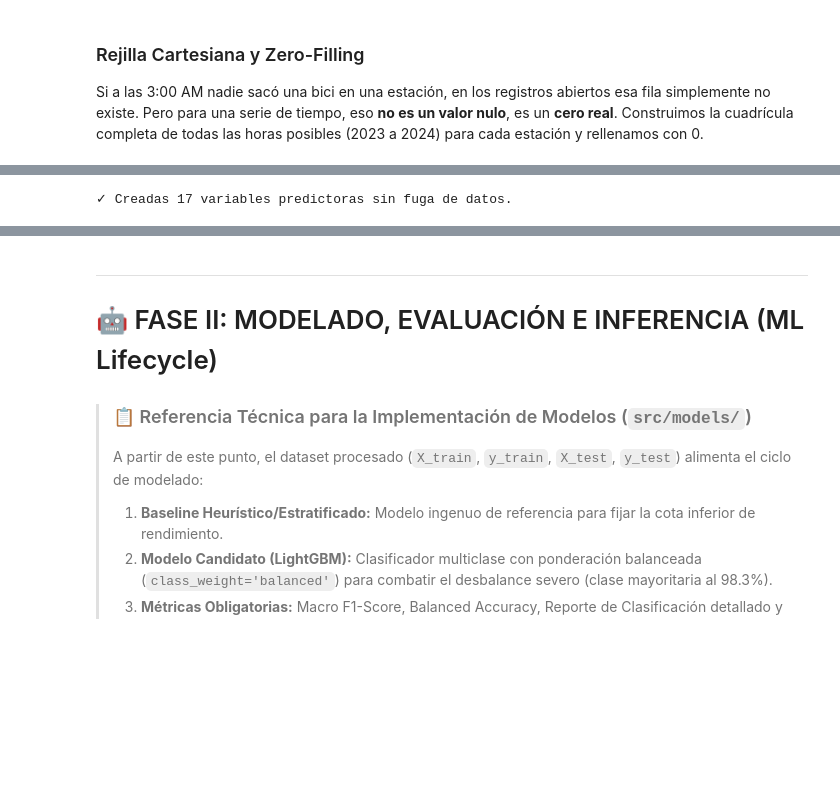
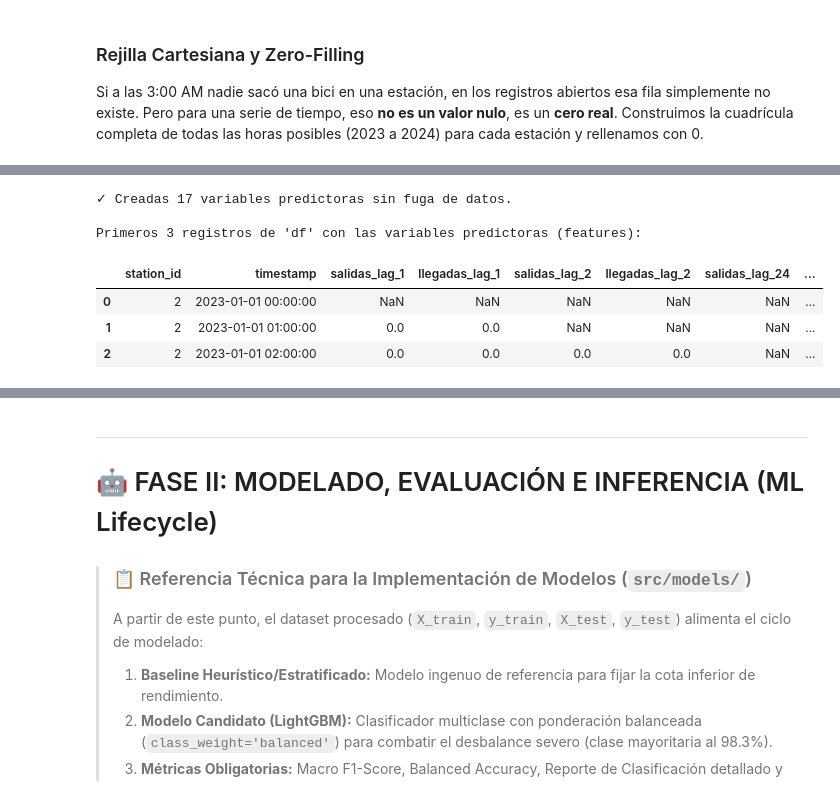
Before and after one commit to Diegob059/MLOps_Equipo30, a Jupyter notebook: MLOps_Equipo30/notebooks/1.0-pregunta-2-riesgo-estaciones.ipynb, the cells around one changed output, grey strips where cells are left out. Drawn from its saved outputs; the diff is of its cells as text; code cells hidden in the pictures; blank space fills up the shorter version.

```diff
--- a/MLOps_Equipo30/notebooks/1.0-pregunta-2-riesgo-estaciones.ipynb
+++ b/MLOps_Equipo30/notebooks/1.0-pregunta-2-riesgo-estaciones.ipynb
@@ -278,34 +317,43 @@ for lag in [1, 2, 24, 168]:
     for col in ['salidas', 'llegadas']:
         feat_name = f'{col}_lag_{lag}'
         df[feat_name] = df.groupby('station_id')[col].shift(lag).astype('float32')
         feature_cols.append(feat_name)
 
 # B. Medias móviles del balance neto pasado (ventanas rodantes de 3 y 12 horas)
 # shift(1) garantiza que no se toma en cuenta el balance de la hora actual
 df['balance_rolling_3h'] = df.groupby('station_id')['balance_neto'].transform(
     lambda x: x.shift(1).rolling(3, min_periods=1).mean()
 ).astype('float32')
 
 df['balance_rolling_12h'] = df.groupby('station_id')['balance_neto'].transform(
     lambda x: x.shift(1).rolling(12, min_periods=1).mean()
 ).astype('float32')
 feature_cols.extend(['balance_rolling_3h', 'balance_rolling_12h'])
 
 # C. Variables temporales cíclicas (seno y coseno de hora y día de la semana)
 h = df['timestamp'].dt.hour
 dow = df['timestamp'].dt.dayofweek
 df['sin_hour'] = np.sin(2 * np.pi * h / 24).astype('float32')
 df['cos_hour'] = np.cos(2 * np.pi * h / 24).astype('float32')
 df['sin_dow'] = np.sin(2 * np.pi * dow / 7).astype('float32')
 df['cos_dow'] = np.cos(2 * np.pi * dow / 7).astype('float32')
 feature_cols.extend(['sin_hour', 'cos_hour', 'sin_dow', 'cos_dow'])
 
 # D. Características físicas y geoespaciales de la estación
 feature_cols.extend(['capacity', 'latitude', 'longitude'])
 
-print(f"✓ Creadas {len(feature_cols)} variables predictoras sin fuga de datos.")
+print(f"✓ Creadas {len(feature_cols)} variables predictoras sin fuga de datos.\n")
+
+print("Primeros 3 registros de 'df' con las variables predictoras (features):")
+display(df[['station_id', 'timestamp'] + feature_cols[:6] + ['balance_rolling_3h', 'sin_hour', 'cos_hour']].head(3))
 # %% [output]
 ✓ Creadas 17 variables predictoras sin fuga de datos.
+
+Primeros 3 registros de 'df' con las variables predictoras (features):
+|  | station_id | timestamp | salidas_lag_1 | llegadas_lag_1 | salidas_lag_2 | llegadas_lag_2 | salidas_lag_24 | ... |
+| 0 | 2 | 2023-01-01 00:00:00 | NaN | NaN | NaN | NaN | NaN | ... |
+| 1 | 2 | 2023-01-01 01:00:00 | 0.0 | 0.0 | NaN | NaN | NaN | ... |
+| 2 | 2 | 2023-01-01 02:00:00 | 0.0 | 0.0 | 0.0 | 0.0 | NaN | ... |
 # %%
 # 1.6 Partición Temporal Estricta y Sanitización (src/features/train_test_split.py)
 # Entradas: df con target y variables predictoras
```
Also changed, not shown: parts of 9 cells of this notebook.
